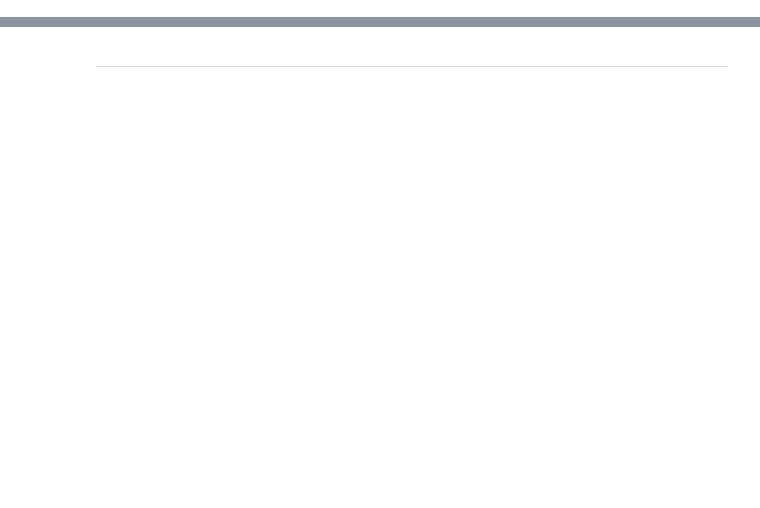
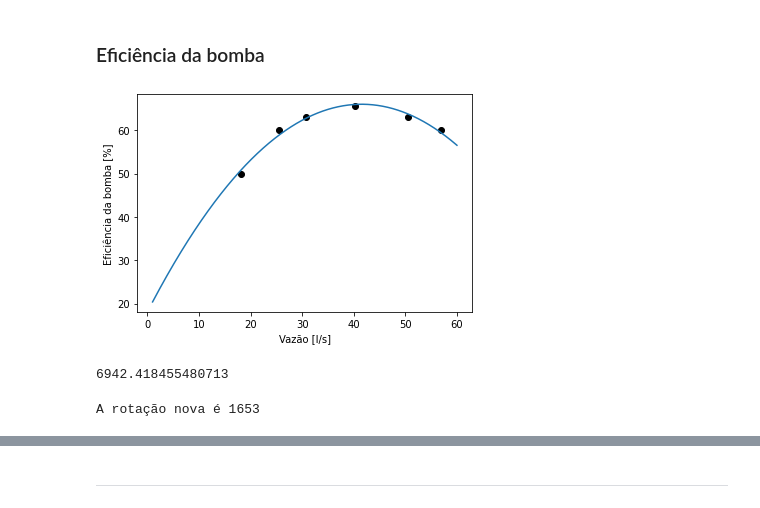
Before and after one commit to Gartarok/Projetos_py, a Jupyter notebook: HPump- VFD.ipynb, the cells around one changed output, grey strips where cells are left out. Saved outputs shown, nothing was run; the diff lists cells and outputs as text; code cells hidden in the pictures; blank space fills up the shorter version.

```diff
--- a/HPump- VFD.ipynb
+++ b/HPump- VFD.ipynb
@@ -9,0 +15,26 @@ import numpy as np
+# %%
+#Rotações por minuto da bomba
+n_nominal = 1750
+#Frequência da rede em Hz
+f_rede_hz = 60
+#Tensão da rede em V
+V_volt= 380
+#Fator de serviço do fabricante para bombas acimda de 20cv
+fator_servico = 1.15
+#cos(fi)
+fator_potencia = 0.95
+#Rendimento do motor. O rendimento é muito próximo de 90% para todos os valores de potência de 60% - 130% do valor nominal.
+#Todas os valores de potência analisados estão nessa faixa.
+eta_motor=0.90
+#Potência nominal da bomba
+potencial_nominal_cv = 40
+#Preço kWh em reais - Suposição feita com base no custo médio da CEMIG
+preco_kwh=0.70
+#Tempo de funcionamento
+tempo_h=240
+
+#O intervalo da vazão de 0 - 60 l/s , porém apenas de 5 l/s a 35 l/s é
+#sensato avaliar, pois a bomba tem uma perfomance péssima próxima ou abaixo
+#5 l/s e ela simplesmente não consegue prover mais que 35 l/s
+
+x=np.arange(1,60.01,0.01)
@@ -87,0 +84,32 @@ fig.show()
+# %% [markdown]
+### Eficiência da bomba
+# %%
+#Dados eficiência da bomba, Fonte: Thebes
+
+eff_y=np.array([50,60,63,65.5,63,60])
+eff_x=np.array([65,92,111,145,182,205])
+
+coefs = poly.polyfit(eff_x/3.6, eff_y, 2)
+ffit = poly.polyval(x, coefs)
+
+plt.plot(x, ffit)
+plt.scatter(eff_x/3.6,eff_y,c='Black')
+plt.xlabel("Vazão [l/s]")
+plt.ylabel("Eficiência da bomba [%]")
+
+plt.show()
+# %% [output]
+[figure, added]
+# %%
+#CALCULO NUMERO DE REYNOLDS
+
+#converter a vazão de l/s para m³/s
+q_m=x/1000
+#velocidade média da água em m/s
+velocidade=q_m/area
+
+Reynolds=(D_tub*velocidade)/eta
+
+np.min(Reynolds)
+# %% [output]
+6942.418455480713
@@ -87,0 +161,15 @@ fig.show()
+# %%
+eqn= np.abs(bomba - h_total)
+
+valor_minimo = np.min(eqn)
+indice_minimo = np.where(eqn == valor_minimo)
+Z = indice_minimo[0][0]
+
+rot_nova =  round((np.sqrt(h_total_nominal[Z]/bomba[Z]))*n_nominal)
+print(f'A rotação nova é {rot_nova}')
+
+#MUDANÇA DE FREQUENCIA - MCINTYRE p.125
+#Algo entre 1570 - 1750
+bomba_rotnova = bomba*((rot_nova/n_nominal)**2);
+# %% [output]
+A rotação nova é 1653
```
Also changed, not shown: parts of 19 cells of this notebook.
